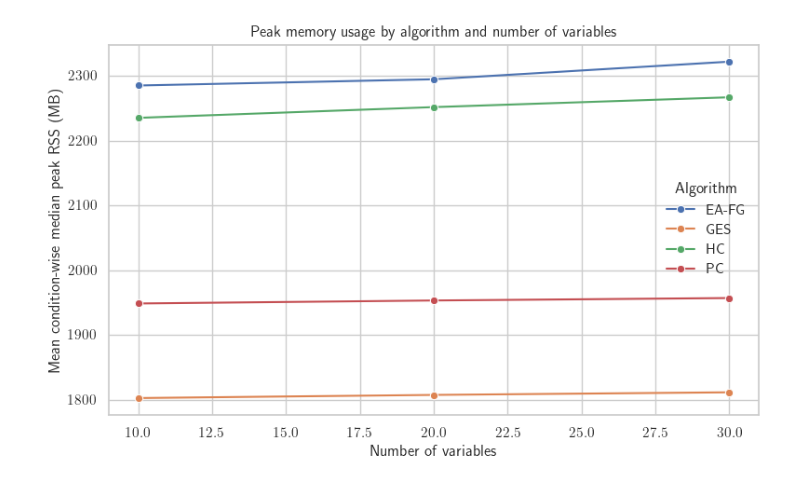
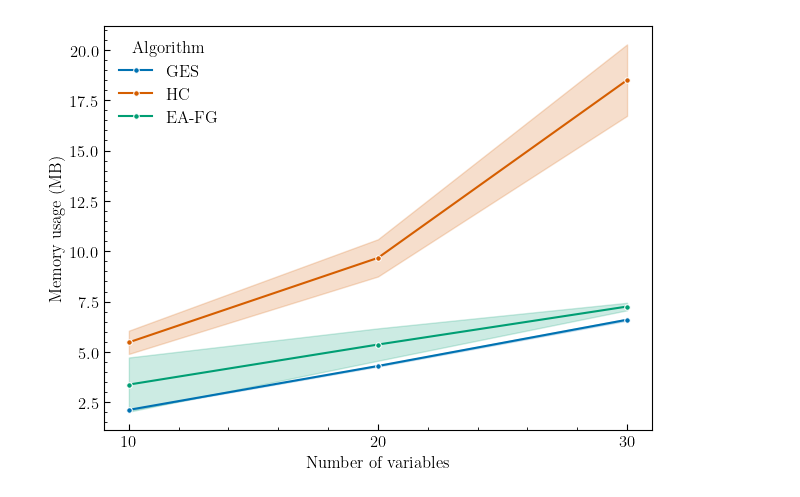
Before and after one commit to kaleem-01/CausalSynergy, a Jupyter notebook: analyses/Runtime.ipynb, the cells around one changed output. Saved outputs shown, nothing was run; the diff lists cells and outputs as text; code cells hidden in the pictures.

```diff
--- a/analyses/Runtime.ipynb
+++ b/analyses/Runtime.ipynb
@@ -409,30 +203,19 @@ plt.show()
 # %%
-group_cols = ["Algorithm", "total_vars", "dag_family", "p_syn", "p_noise", "samples"]
-
-tmp_mem = (
-    df.groupby(group_cols, as_index=False)
-      .agg(median_peak_rss=("PeakRSS_MB", "median"))
+sns.lineplot(
+    data=long_df,
+    x="num_vars",
+    y="PyAllocPeak_MB",
+    hue="Algorithm",
+    marker="o",
+    errorbar="sd"
 )
 
-memory_by_vars = (
-    tmp_mem.groupby(["Algorithm", "total_vars"], as_index=False)
-           .agg(median_peak_rss=("median_peak_rss", "mean"))
-)
-
-plt.figure(figsize=(8, 5))
-sns.lineplot(
-    data=memory_by_vars,
-    x="total_vars",
-    y="median_peak_rss",
-    hue="Algorithm",
-    marker="o"
-)
-
+plt.xticks([10, 20, 30])
 plt.xlabel("Number of variables")
-plt.ylabel("Mean condition-wise median peak RSS (MB)")
-plt.title("Peak memory usage by algorithm and number of variables")
+plt.ylabel("Memory usage (MB)")
+# plt.title("Runtime by algorithm and number of variables")
 plt.tight_layout()
-plt.savefig("Figures/memory_by_vars_line.png", dpi=800, bbox_inches="tight")
+plt.savefig("Figures/PyAllocPeak_MB.png", dpi=800, bbox_inches="tight")
 plt.show()
 # %% [output]
-[figure, old version]
+[figure, new version]
```
Also changed, not shown: parts of 12 cells of this notebook, 4 other files.
